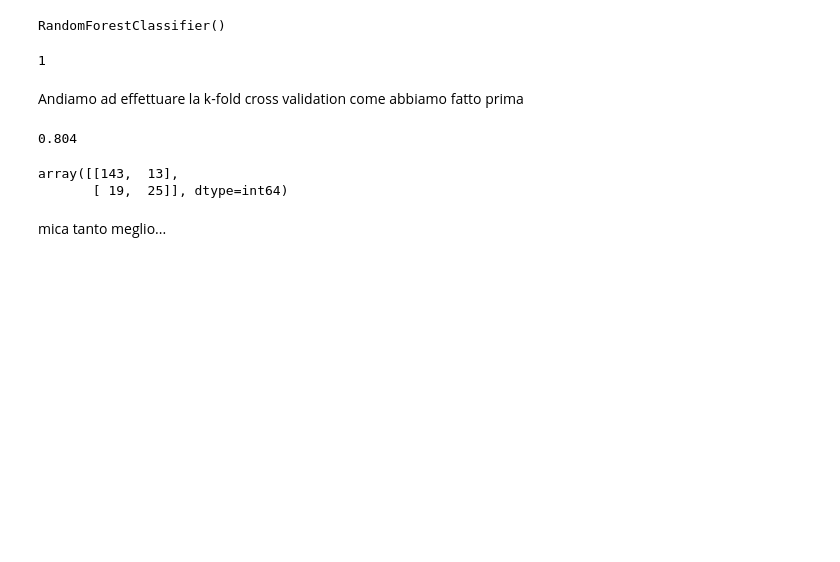
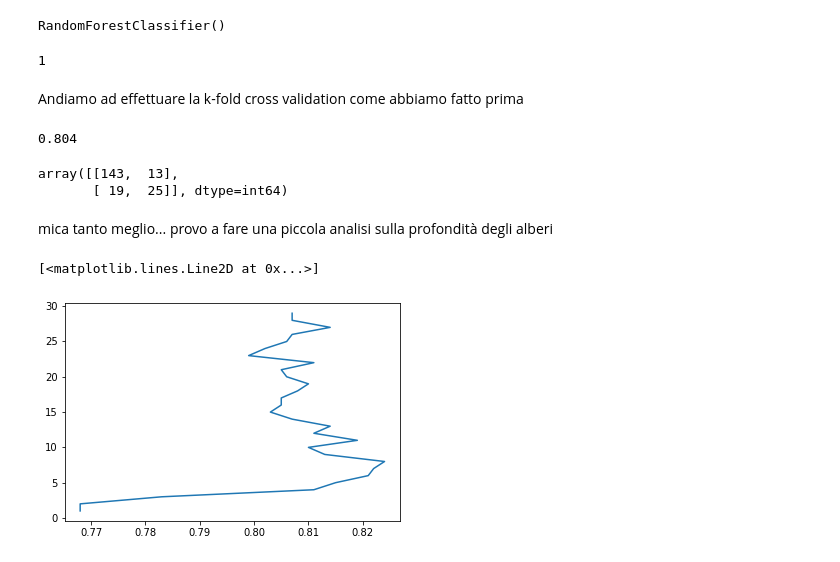
Before and after one commit to giulionenna/Business_Intelligence_ES4_DecisionTree, a Jupyter notebook: Es4notebook.ipynb, the cells around one changed output. Drawn from its saved outputs; the diff is of its cells as text; code cells hidden in the pictures; blank space fills up the shorter version.

Commit message:
cross validated random forest. no bueno

```diff
--- a/Es4notebook.ipynb
+++ b/Es4notebook.ipynb
@@ -222,5 +222,13 @@ confusion_matrix(Y_test, Y_pred)
 # %% [output]
 array([[143,  13],
        [ 19,  25]], dtype=int64)
-# %% [markdown]
-mica tanto meglio...
+# %% [markdown]
+mica tanto meglio... provo a fare una piccola analisi sulla profondità degli alberi
+# %%
+score_rfc_vec = []
+for i in range(1, 30, 1):
+    s=cross_val_score(RandomForestClassifier(max_depth=i), dfX, dfY, cv=50).mean()
+    score_rfc_vec.append(s)
+# %% [output]
+[<matplotlib.lines.Line2D at 0x...>]
+[figure, added]
```
Also changed, not shown: parts of 6 cells of this notebook.
